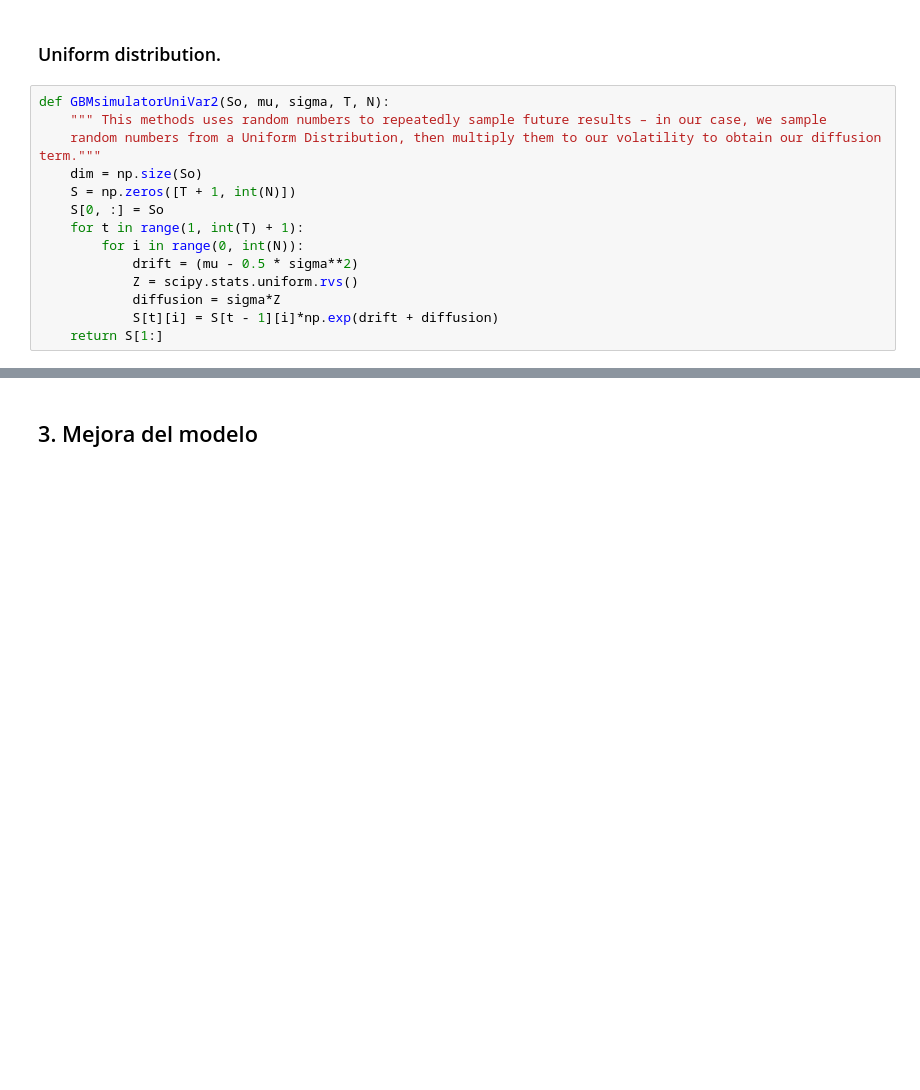
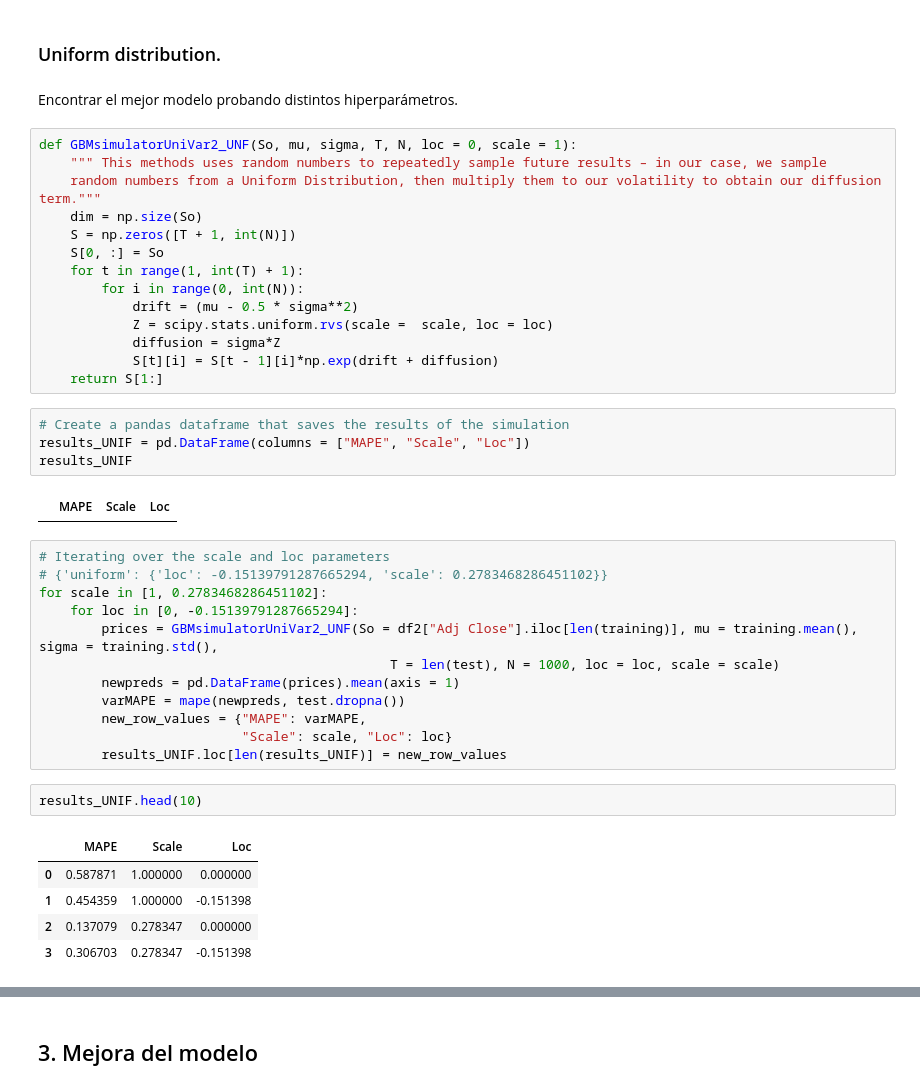
Before and after one commit to 01745134/proyectos-ingenieria, a Jupyter notebook: tarea1-modelacionVolatilidad.ipynb, the cells around one changed output, grey strips where cells are left out. Saved outputs shown, nothing was run; the diff lists cells and outputs as text; blank space fills up the shorter version.

```diff
--- a/tarea1-modelacionVolatilidad.ipynb
+++ b/tarea1-modelacionVolatilidad.ipynb
@@ -225,7 +229,9 @@ plt.show();
 # %% [markdown]
 ### Uniform distribution.
+# %% [markdown]
+Encontrar el mejor modelo probando distintos hiperparámetros.
 # %%
-def GBMsimulatorUniVar2(So, mu, sigma, T, N):
+def GBMsimulatorUniVar2_UNF(So, mu, sigma, T, N, loc = 0, scale = 1):
     """ This methods uses random numbers to repeatedly sample future results – in our case, we sample
     random numbers from a Uniform Distribution, then multiply them to our volatility to obtain our diffusion term."""
     dim = np.size(So)
@@ -234,7 +240,33 @@ def GBMsimulatorUniVar2(So, mu, sigma, T, N):
     for t in range(1, int(T) + 1):
         for i in range(0, int(N)):
             drift = (mu - 0.5 * sigma**2)
-            Z = scipy.stats.uniform.rvs()
+            Z = scipy.stats.uniform.rvs(scale =  scale, loc = loc)
             diffusion = sigma*Z
             S[t][i] = S[t - 1][i]*np.exp(drift + diffusion)
     return S[1:]
+# %%
+# Create a pandas dataframe that saves the results of the simulation
+results_UNIF = pd.DataFrame(columns = ["MAPE", "Scale", "Loc"])
+results_UNIF
+# %% [output]
+|  | MAPE | Scale | Loc |
+# %%
+# Iterating over the scale and loc parameters
+# {'uniform': {'loc': -0.15139791287665294, 'scale': 0.2783468286451102}}
+for scale in [1, 0.2783468286451102]:
+    for loc in [0, -0.15139791287665294]:
+        prices = GBMsimulatorUniVar2_UNF(So = df2["Adj Close"].iloc[len(training)], mu = training.mean(), sigma = training.std(),
+                                             T = len(test), N = 1000, loc = loc, scale = scale)
+        newpreds = pd.DataFrame(prices).mean(axis = 1)
+        varMAPE = mape(newpreds, test.dropna())
+        new_row_values = {"MAPE": varMAPE,
+                          "Scale": scale, "Loc": loc}
+        results_UNIF.loc[len(results_UNIF)] = new_row_values
+# %%
+results_UNIF.head(10)
+# %% [output]
+|  | MAPE | Scale | Loc |
+| 0 | 0.587871 | 1.000000 | 0.000000 |
+| 1 | 0.454359 | 1.000000 | -0.151398 |
+| 2 | 0.137079 | 0.278347 | 0.000000 |
+| 3 | 0.306703 | 0.278347 | -0.151398 |
```
Also changed, not shown: parts of 9 cells of this notebook.
